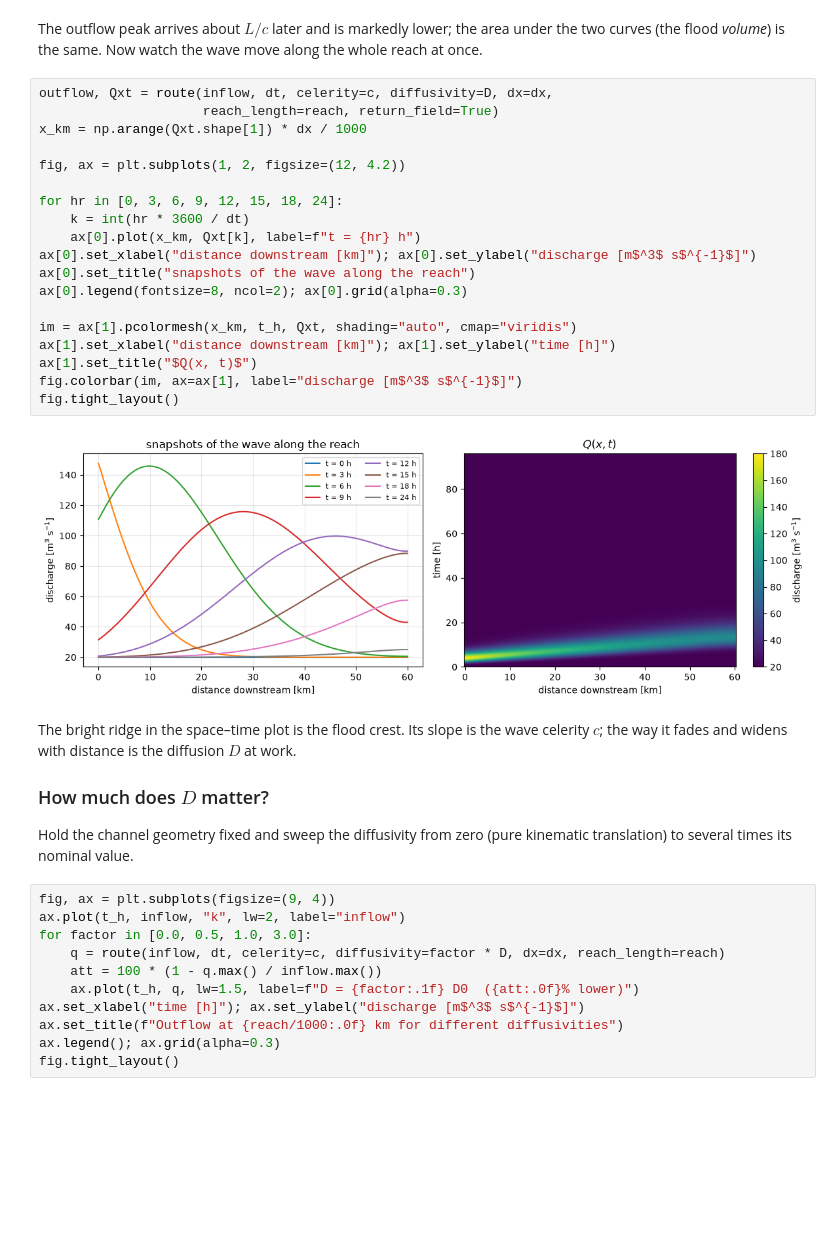
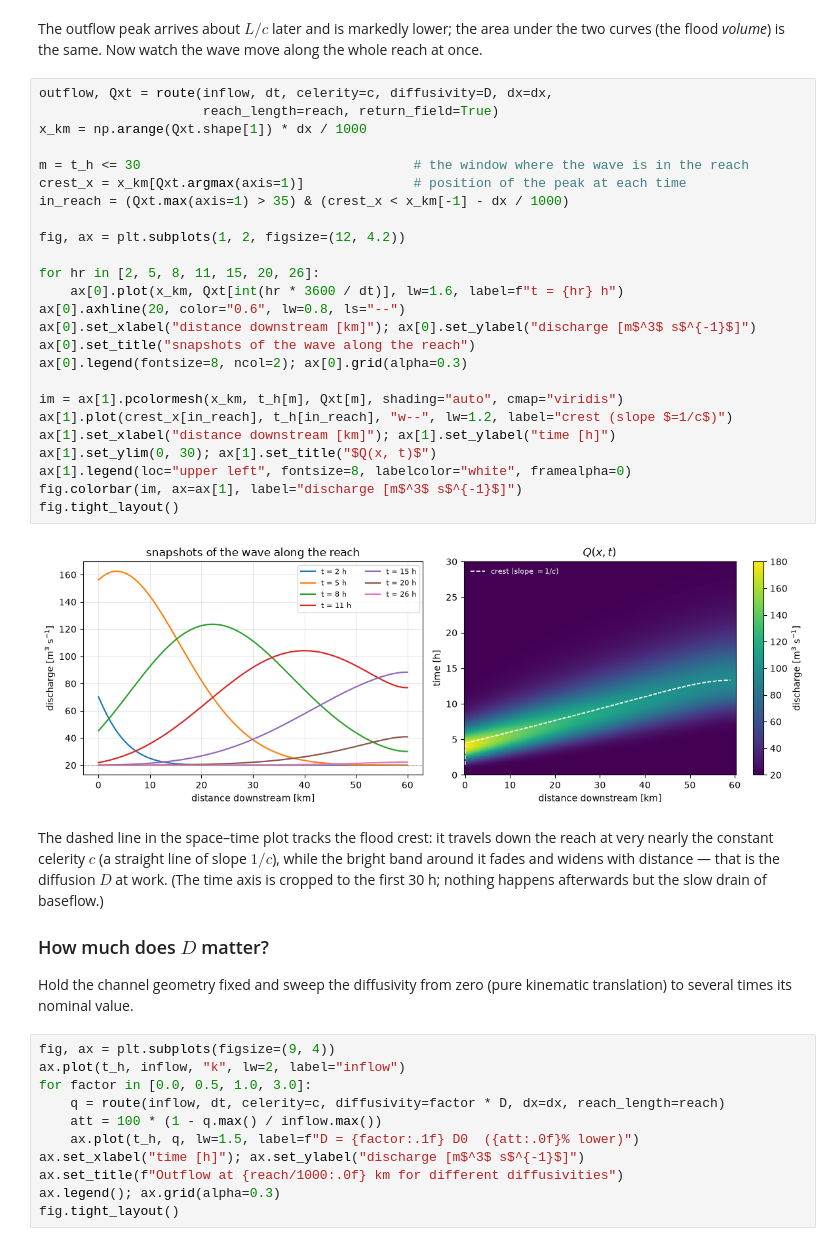
Before and after one commit to drvivekhydro/hydroclimatology, a Jupyter notebook: lecture-10-advection-diffusion-in-rivers.ipynb, the cells around one changed output. Cells and saved outputs as stored; diff of their text form; blank space fills up the shorter version.

Commit message:
L10: clearer space-time plot (crop time axis, mark the crest)
Co-Authored-By: Claude Sonnet 5 <noreply@anthropic.com>

```diff
--- a/lecture-10-advection-diffusion-in-rivers.ipynb
+++ b/lecture-10-advection-diffusion-in-rivers.ipynb
@@ -235,27 +235,36 @@ reach at once.
 # %%
 outflow, Qxt = route(inflow, dt, celerity=c, diffusivity=D, dx=dx,
                      reach_length=reach, return_field=True)
 x_km = np.arange(Qxt.shape[1]) * dx / 1000
 
+m = t_h <= 30                                   # the window where the wave is in the reach
+crest_x = x_km[Qxt.argmax(axis=1)]              # position of the peak at each time
+in_reach = (Qxt.max(axis=1) > 35) & (crest_x < x_km[-1] - dx / 1000)
+
 fig, ax = plt.subplots(1, 2, figsize=(12, 4.2))
 
-for hr in [0, 3, 6, 9, 12, 15, 18, 24]:
-    k = int(hr * 3600 / dt)
-    ax[0].plot(x_km, Qxt[k], label=f"t = {hr} h")
+for hr in [2, 5, 8, 11, 15, 20, 26]:
+    ax[0].plot(x_km, Qxt[int(hr * 3600 / dt)], lw=1.6, label=f"t = {hr} h")
+ax[0].axhline(20, color="0.6", lw=0.8, ls="--")
 ax[0].set_xlabel("distance downstream [km]"); ax[0].set_ylabel("discharge [m$^3$ s$^{-1}$]")
 ax[0].set_title("snapshots of the wave along the reach")
 ax[0].legend(fontsize=8, ncol=2); ax[0].grid(alpha=0.3)
 
-im = ax[1].pcolormesh(x_km, t_h, Qxt, shading="auto", cmap="viridis")
+im = ax[1].pcolormesh(x_km, t_h[m], Qxt[m], shading="auto", cmap="viridis")
+ax[1].plot(crest_x[in_reach], t_h[in_reach], "w--", lw=1.2, label="crest (slope $=1/c$)")
 ax[1].set_xlabel("distance downstream [km]"); ax[1].set_ylabel("time [h]")
-ax[1].set_title("$Q(x, t)$")
+ax[1].set_ylim(0, 30); ax[1].set_title("$Q(x, t)$")
+ax[1].legend(loc="upper left", fontsize=8, labelcolor="white", framealpha=0)
 fig.colorbar(im, ax=ax[1], label="discharge [m$^3$ s$^{-1}$]")
 fig.tight_layout()
 # %% [output]
-[figure, old version]
+[figure, new version]
 # %% [markdown]
-The bright ridge in the space&ndash;time plot is the flood crest. Its slope is the wave
-celerity $c$; the way it fades and widens with distance is the diffusion $D$ at work.
+The dashed line in the space&ndash;time plot tracks the flood crest: it travels down the
+reach at very nearly the constant celerity $c$ (a straight line of slope $1/c$), while
+the bright band around it fades and widens with distance &mdash; that is the diffusion
+$D$ at work. (The time axis is cropped to the first 30 h; nothing happens afterwards
+but the slow drain of baseflow.)
 
 ### How much does $D$ matter?
 
```
